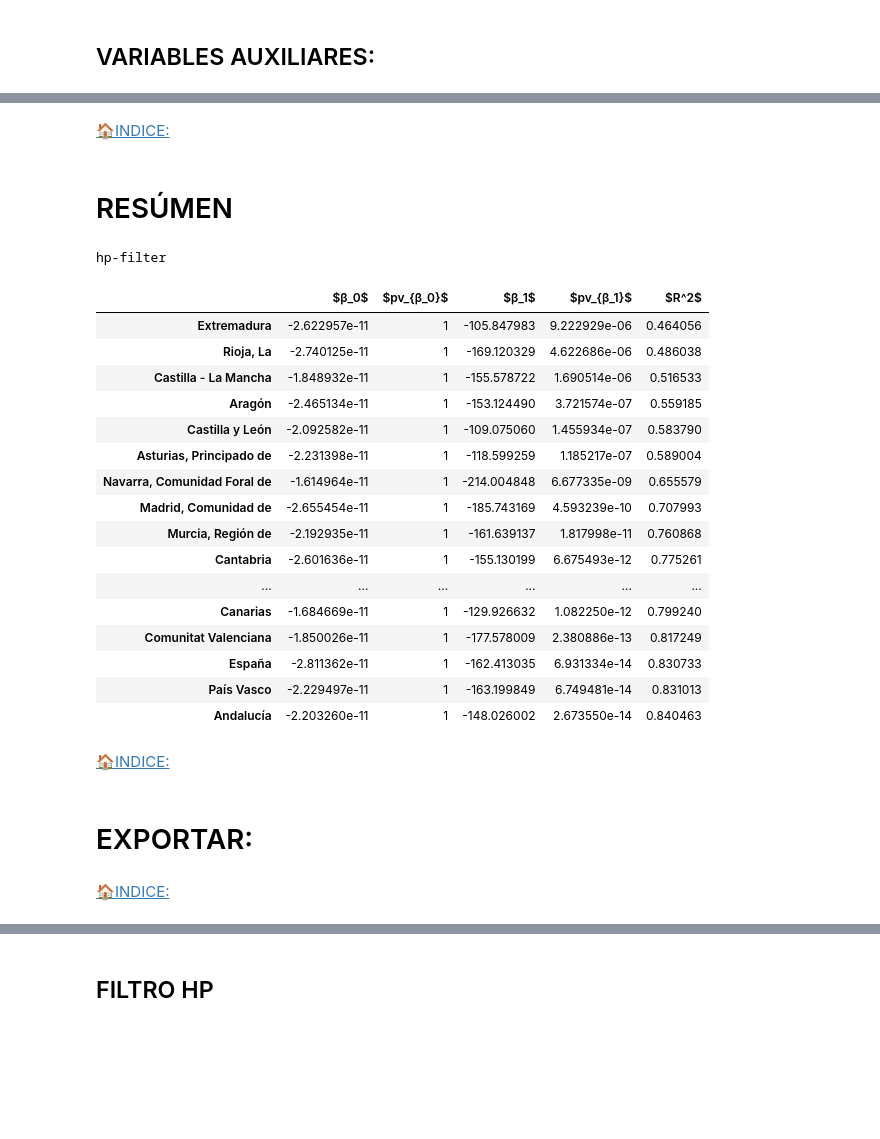
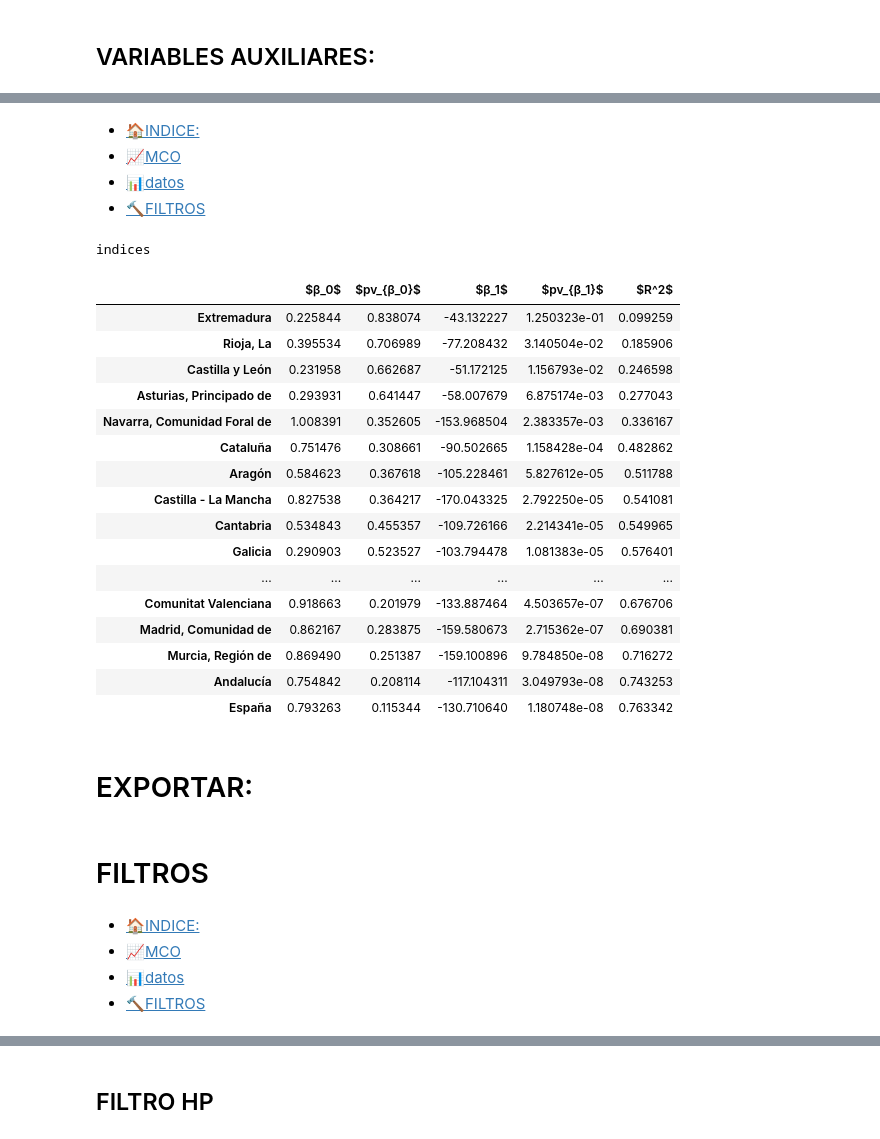
Before and after one commit to mmngreco/okun_ccaa, a Jupyter notebook: code/Regresion.ipynb, the cells around one changed output, grey strips where cells are left out. Cells and saved outputs as stored; diff of their text form; code cells hidden in the pictures; blank space fills up the shorter version.

```diff
--- a/code/Regresion.ipynb
+++ b/code/Regresion.ipynb
@@ -86,7 +89,8 @@ d_tipo = 'indices'
 for v in variables:
     globals()['d'+v] = pd.read_excel('data_work/indices/%s.xls' % v, index_col=0)
 
-dparo /= 100
+dparo = dparo / 100
+dpib = dpib.apply(log)
 # %%
 dwork = pd.concat([dempleo, dparo, dpib], keys=variables, axis=1)
 # %%
@@ -303,4 +310,5 @@ plt.savefig('imgs/%s' % file_name, bbox_inches='tight', dpi=150)
 # %% [markdown]
-[🏠INDICE: ](#INDICE:)
+- [🏠INDICE: ](#INDICE)
+- [📈MCO](#MCO)
+- [📊datos](#DATOS)
+- [🔨FILTROS](#FILTROS)
-# %% [markdown]
-# RESÚMEN
@@ -313,33 +317,38 @@ v = x[id_x]
 # %%
-s, p, m = estimar_mco(data, exogena=v, endogena=y, regiones=regiones)
+data = crear_df([hp_empleo, hp_paro, hp_pib])
+x = 'paro'
+s, p, m = estimar_mco(data, exogena=x, endogena=y, regiones=regiones)
 print(d_tipo)
 resumen_mco(p, 1)
 # %% [output]
-hp-filter
+indices
 |  | $β_0$ | $pv_{β_0}$ | $β_1$ | $pv_{β_1}$ | $R^2$ |
-| Extremadura | -2.622957e-11 | 1 | -105.847983 | 9.222929e-06 | 0.464056 |
-| Rioja, La | -2.740125e-11 | 1 | -169.120329 | 4.622686e-06 | 0.486038 |
-| Castilla - La Mancha | -1.848932e-11 | 1 | -155.578722 | 1.690514e-06 | 0.516533 |
-| Aragón | -2.465134e-11 | 1 | -153.124490 | 3.721574e-07 | 0.559185 |
-| Castilla y León | -2.092582e-11 | 1 | -109.075060 | 1.455934e-07 | 0.583790 |
-| Asturias, Principado de | -2.231398e-11 | 1 | -118.599259 | 1.185217e-07 | 0.589004 |
-| Navarra, Comunidad Foral de | -1.614964e-11 | 1 | -214.004848 | 6.677335e-09 | 0.655579 |
-| Madrid, Comunidad de | -2.655454e-11 | 1 | -185.743169 | 4.593239e-10 | 0.707993 |
-| Murcia, Región de | -2.192935e-11 | 1 | -161.639137 | 1.817998e-11 | 0.760868 |
-| Cantabria | -2.601636e-11 | 1 | -155.130199 | 6.675493e-12 | 0.775261 |
+| Extremadura | 0.225844 | 0.838074 | -43.132227 | 1.250323e-01 | 0.099259 |
+| Rioja, La | 0.395534 | 0.706989 | -77.208432 | 3.140504e-02 | 0.185906 |
+| Castilla y León | 0.231958 | 0.662687 | -51.172125 | 1.156793e-02 | 0.246598 |
+| Asturias, Principado de | 0.293931 | 0.641447 | -58.007679 | 6.875174e-03 | 0.277043 |
+| Navarra, Comunidad Foral de | 1.008391 | 0.352605 | -153.968504 | 2.383357e-03 | 0.336167 |
+| Cataluña | 0.751476 | 0.308661 | -90.502665 | 1.158428e-04 | 0.482862 |
+| Aragón | 0.584623 | 0.367618 | -105.228461 | 5.827612e-05 | 0.511788 |
+| Castilla - La Mancha | 0.827538 | 0.364217 | -170.043325 | 2.792250e-05 | 0.541081 |
+| Cantabria | 0.534843 | 0.455357 | -109.726166 | 2.214341e-05 | 0.549965 |
+| Galicia | 0.290903 | 0.523527 | -103.794478 | 1.081383e-05 | 0.576401 |
 | ... | ... | ... | ... | ... | ... |
-| Canarias | -1.684669e-11 | 1 | -129.926632 | 1.082250e-12 | 0.799240 |
-| Comunitat Valenciana | -1.850026e-11 | 1 | -177.578009 | 2.380886e-13 | 0.817249 |
-| España | -2.811362e-11 | 1 | -162.413035 | 6.931334e-14 | 0.830733 |
-| País Vasco | -2.229497e-11 | 1 | -163.199849 | 6.749481e-14 | 0.831013 |
-| Andalucía | -2.203260e-11 | 1 | -148.026002 | 2.673550e-14 | 0.840463 |
+| Comunitat Valenciana | 0.918663 | 0.201979 | -133.887464 | 4.503657e-07 | 0.676706 |
+| Madrid, Comunidad de | 0.862167 | 0.283875 | -159.580673 | 2.715362e-07 | 0.690381 |
+| Murcia, Región de | 0.869490 | 0.251387 | -159.100896 | 9.784850e-08 | 0.716272 |
+| Andalucía | 0.754842 | 0.208114 | -117.104311 | 3.049793e-08 | 0.743253 |
+| España | 0.793263 | 0.115344 | -130.710640 | 1.180748e-08 | 0.763342 |
-# %% [markdown]
-[🏠INDICE: ](#INDICE:)
 # %% [markdown]
 # EXPORTAR:
 # %%
 # guardar_mco(sumrz_paro, 'modelos_u')
 
 # guardar_mco(sumrz_empleo, 'modelos_l')
+# %% [markdown]
+# FILTROS
 # %% [markdown]
-[🏠INDICE: ](#INDICE:)
+- [🏠INDICE: ](#INDICE)
+- [📈MCO](#MCO)
+- [📊datos](#DATOS)
+- [🔨FILTROS](#FILTROS)
```
Also changed, not shown: parts of 35 cells of this notebook, 16 other files.
